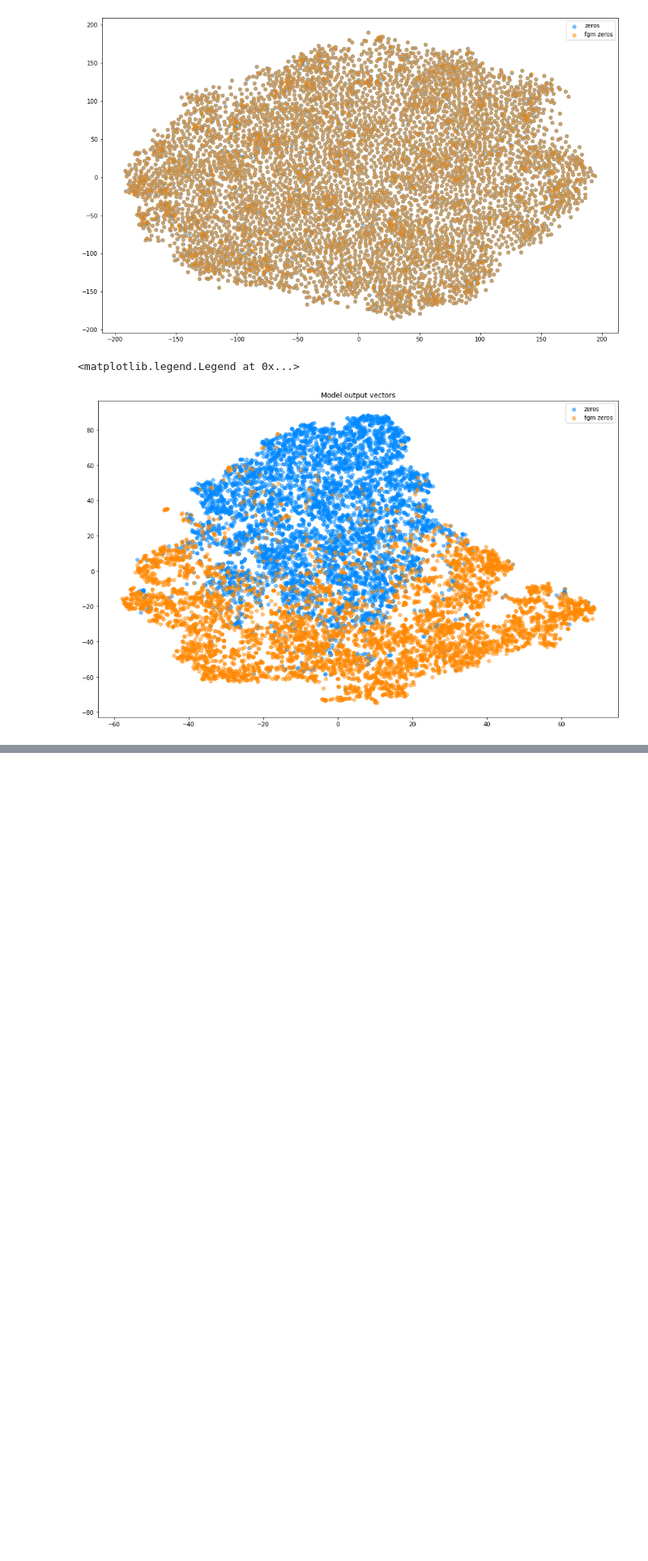
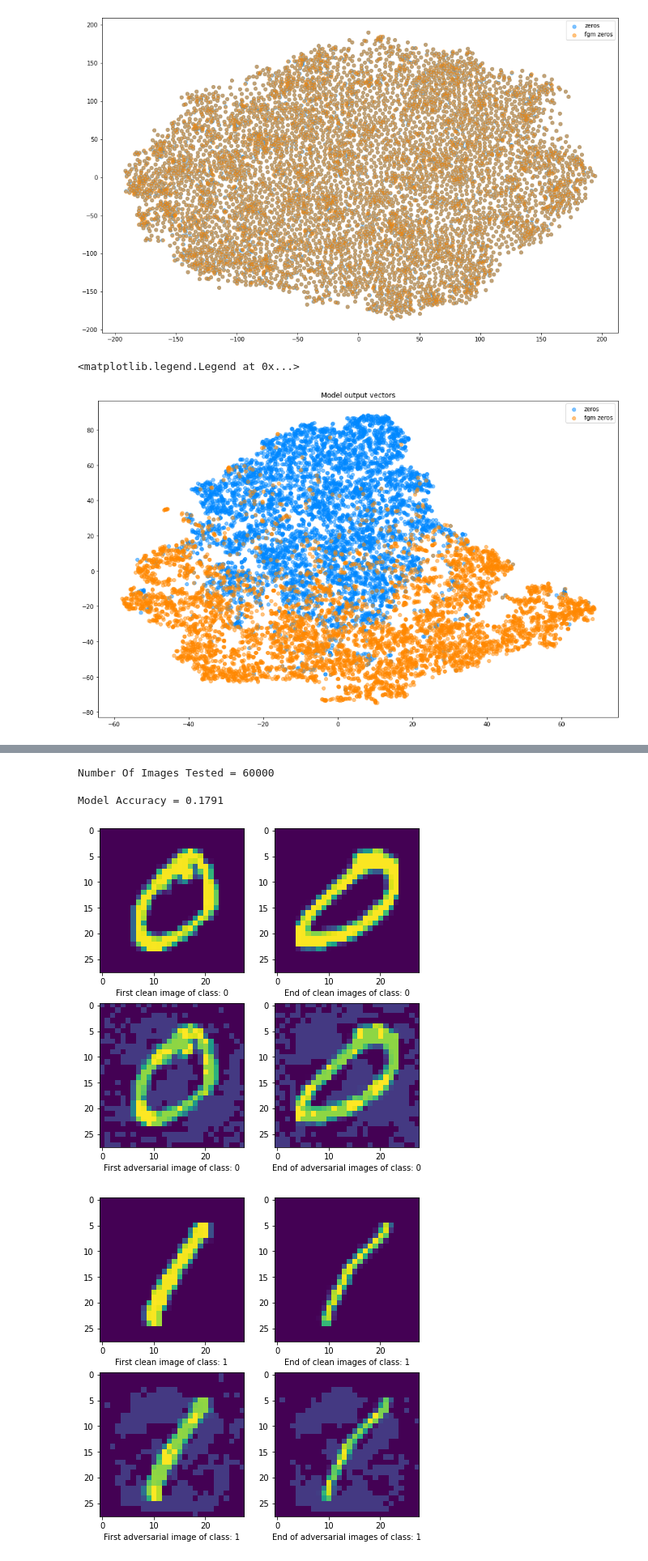
Before and after one commit to aranganath/Adversarial, a Jupyter notebook: k-means-medians-on-each-class-with-tsne.ipynb, the cells around one changed output, grey strips where cells are left out. Shown at 81% size. Drawn from its saved outputs; the diff is of its cells as text; code cells hidden in the pictures; blank space fills up the shorter version.

```diff
--- a/k-means-medians-on-each-class-with-tsne.ipynb
+++ b/k-means-medians-on-each-class-with-tsne.ipynb
@@ -417,0 +456,64 @@ plt.legend()
+# %%
+## Testing model accuracy on advsersarial samples
+
+correct_count, all_count = 0, 0
+for label in range(10):
+    for i in range(len(x_fgm[label])):
+        img = torch.from_numpy(x_fgm[label][i]).unsqueeze(axis=0)
+        with torch.no_grad():
+            logps = model(img)
+
+
+        ps = torch.exp(logps)
+        probab = list(ps.numpy()[0])
+        pred_label = probab.index(max(probab))
+        if(label == pred_label):
+            correct_count += 1
+        all_count += 1
+
+print("Number Of Images Tested =", all_count)
+print("\nModel Accuracy =", (correct_count/all_count))
+# %% [output]
+Number Of Images Tested = 60000
+
+Model Accuracy = 0.1791
+# %%
+# Putting clean and adversarial images of the same class together into a single ndarray, and then
+# combining all 10 classes into a single ndarray of all clean and adversarial images.
+# Boundaries list keeps track of indices of where 'batches' end. (e.g. first value in boundaries
+# is the index of the last clean 0, second is the index of the last adversarial 0, etc.)
+boundaries = list()
+x_ndarray = list()
+len_x_ndarray = 0
+
+for label in range(10):
+    boundaries.append(len_x_ndarray + len(numbers[label]))
+    boundaries.append(len_x_ndarray + len(numbers[label]) * 2)
+    x_ndarray.append(np.concatenate((numbers[label], x_fgm[label])))
+    len_x_ndarray = boundaries[-1]
+
+x_ndarray = np.concatenate(x_ndarray)
+
+# Display to test that boundaries are appropriate
+start = 0
+for label in range(10):
+    end = boundaries[label * 2]
+
+    fig, axs = plt.subplots(2,2,figsize=(6, 6),constrained_layout=True)
+    axs[0][0].set_xlabel('First clean image of class: ' + str(label), fontsize=10)
+    axs[0][0].imshow(x_ndarray[start].reshape((28,28)))
+
+    axs[0][1].set_xlabel('End of clean images of class: ' + str(label), fontsize=10)
+    axs[0][1].imshow(x_ndarray[end - 1].reshape((28,28)))
+
+    axs[1][0].set_xlabel('First adversarial image of class: ' + str(label), fontsize=10)
+    axs[1][0].imshow(x_ndarray[end].reshape((28,28)))
+
+    axs[1][1].set_xlabel('End of adversarial images of class: ' + str(label), fontsize=10)
+    axs[1][1].imshow(x_ndarray[boundaries[label * 2 + 1] - 1].reshape((28,28)))
+    plt.show()
+
+    start = boundaries[label * 2 + 1]
+# %% [output]
+[figure, added]
+[figure, added]
```
Also changed, not shown: parts of 14 cells of this notebook, 6 other files.
